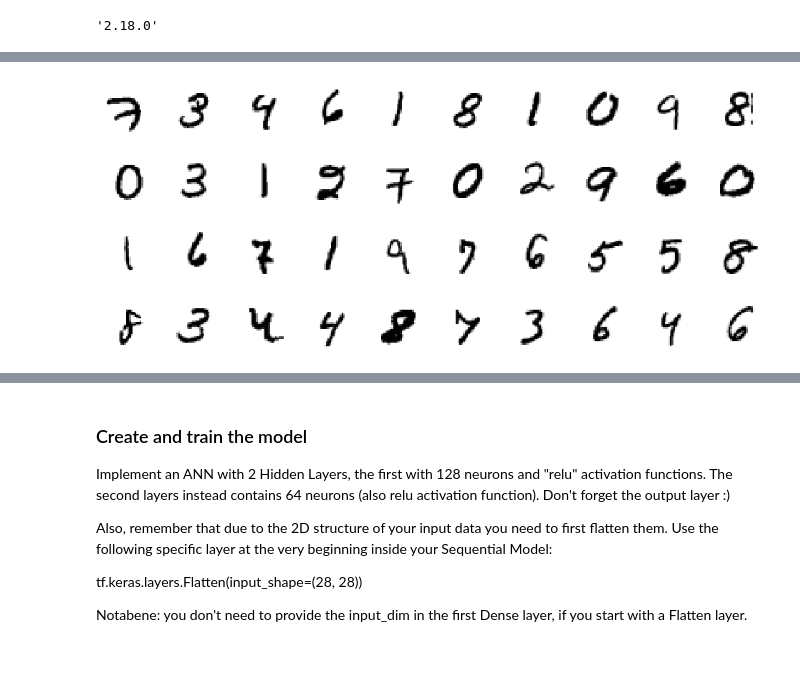
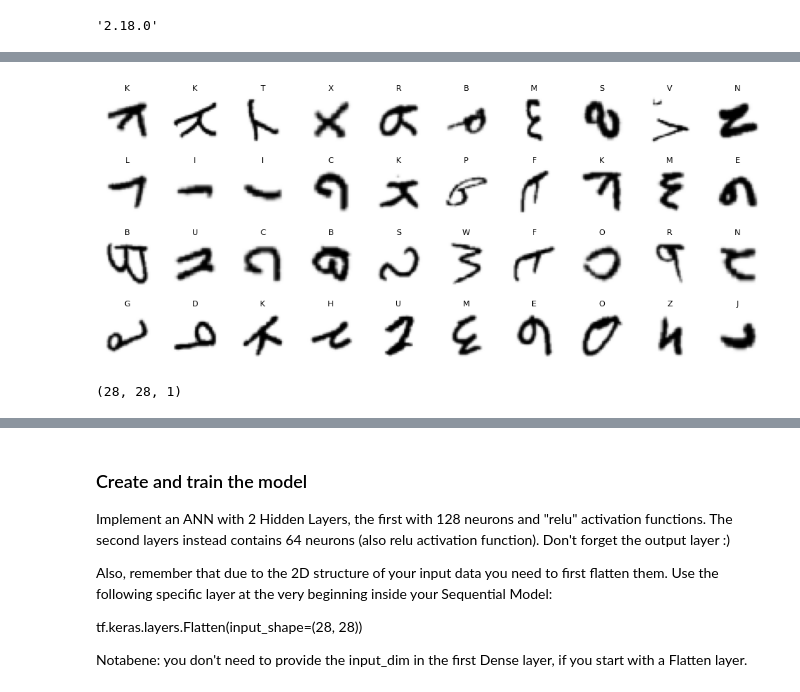
Before and after one commit to Stusab/Neural-Network-on-MNIST, a Jupyter notebook: Aufgabe_2_EMNIST.ipynb, the cells around one changed output, grey strips where cells are left out. Cells and saved outputs as stored; diff of their text form; code cells hidden in the pictures; blank space fills up the shorter version.

```diff
--- a/Aufgabe_2_EMNIST.ipynb
+++ b/Aufgabe_2_EMNIST.ipynb
@@ -24,0 +17,9 @@ X_test = X_test / 255.
+# %%
+import tensorflow_datasets as tfds
+
+(ds_train, ds_test), ds_info = tfds.load(
+    'emnist/letters',
+    split=['train', 'test'],
+    as_supervised=True,
+    with_info=True
+)
@@ -25,14 +33,37 @@ X_test = X_test / 255.
+# %%
+def preprocess(image, label):
+    image = tf.cast(image, tf.float32) / 255.0
+    label = label - 1  # Korrigieren von 1–26 auf 0–25
+    return image, label
+
+batch_size = 32
+train_ds = ds_train.map(preprocess).shuffle(10000).batch(batch_size).prefetch(1)
+test_ds = ds_test.map(preprocess).batch(batch_size).prefetch(1)
 # %%
+import matplotlib.pyplot as plt
+
+# EMNIST-Daten als Liste holen
+images = []
+labels = []
+
+for image, label in train_ds.unbatch().take(40):
+    images.append(image.numpy())
+    labels.append(label.numpy())
+
+# Plotten
 n_rows = 4
 n_cols = 10
 plt.figure(figsize=(n_cols * 1.2, n_rows * 1.2))
-for row in range(n_rows):
-    for col in range(n_cols):
-        index = n_cols * row + col
-        plt.subplot(n_rows, n_cols, index + 1)
-        plt.imshow(X_train[index], cmap="binary", interpolation="nearest")
-        plt.axis('off')
-plt.subplots_adjust(wspace=0.2, hspace=0.5)
+
+for i in range(40):
+    plt.subplot(n_rows, n_cols, i + 1)
+    plt.imshow(np.squeeze(images[i]), cmap="binary")
+    plt.axis("off")
+    plt.title(chr(labels[i] + 65), fontsize=8)  # Optional: A-Z anzeigen
+
+plt.subplots_adjust(wspace=0.3, hspace=0.5)
 plt.show()
+print(images[0].shape)  # Sollte (28, 28, 1) sein
 # %% [output]
-[figure, old version]
+[figure, new version]
+(28, 28, 1)
```
Also changed, not shown: parts of 16 cells of this notebook.
